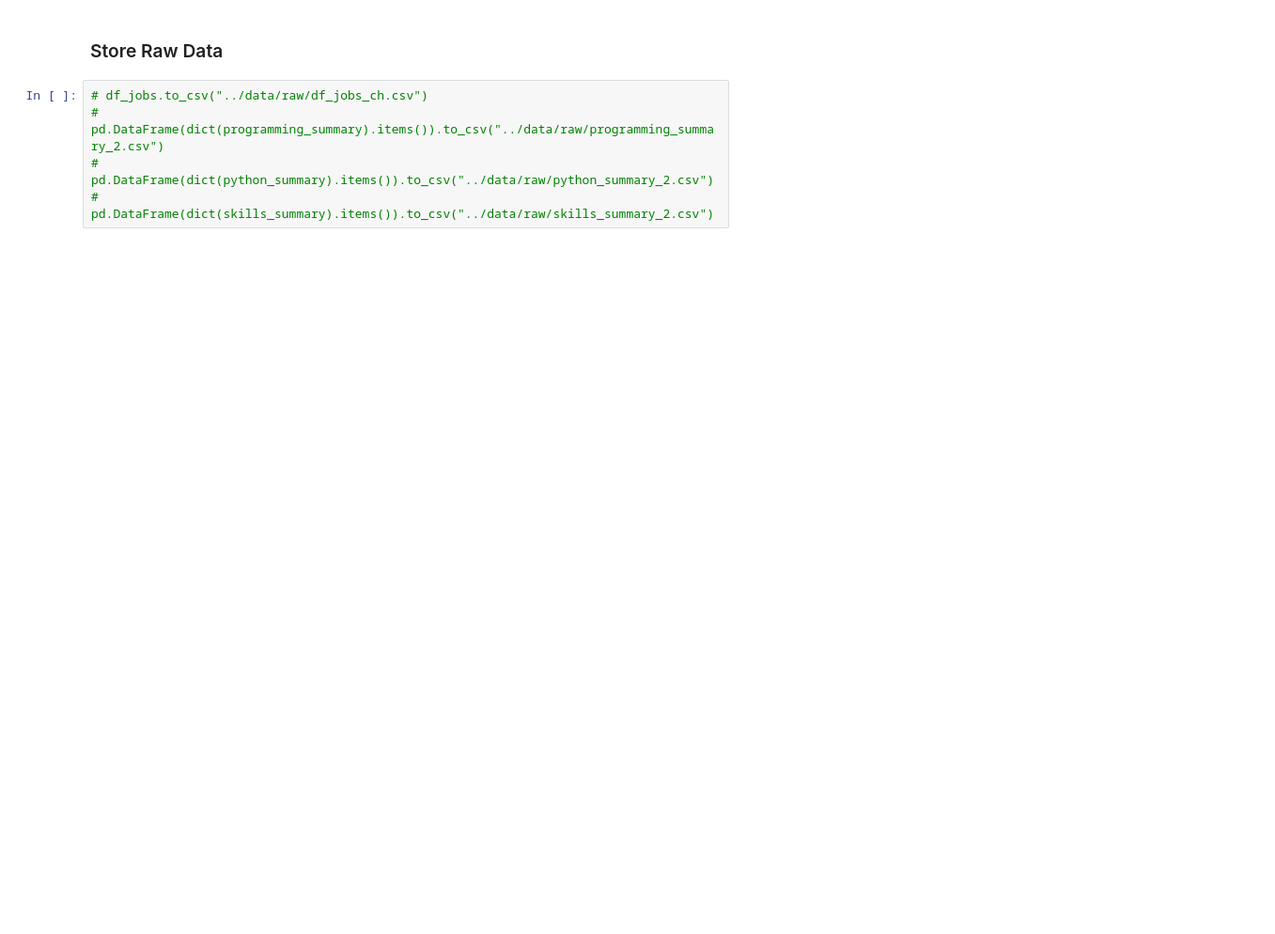
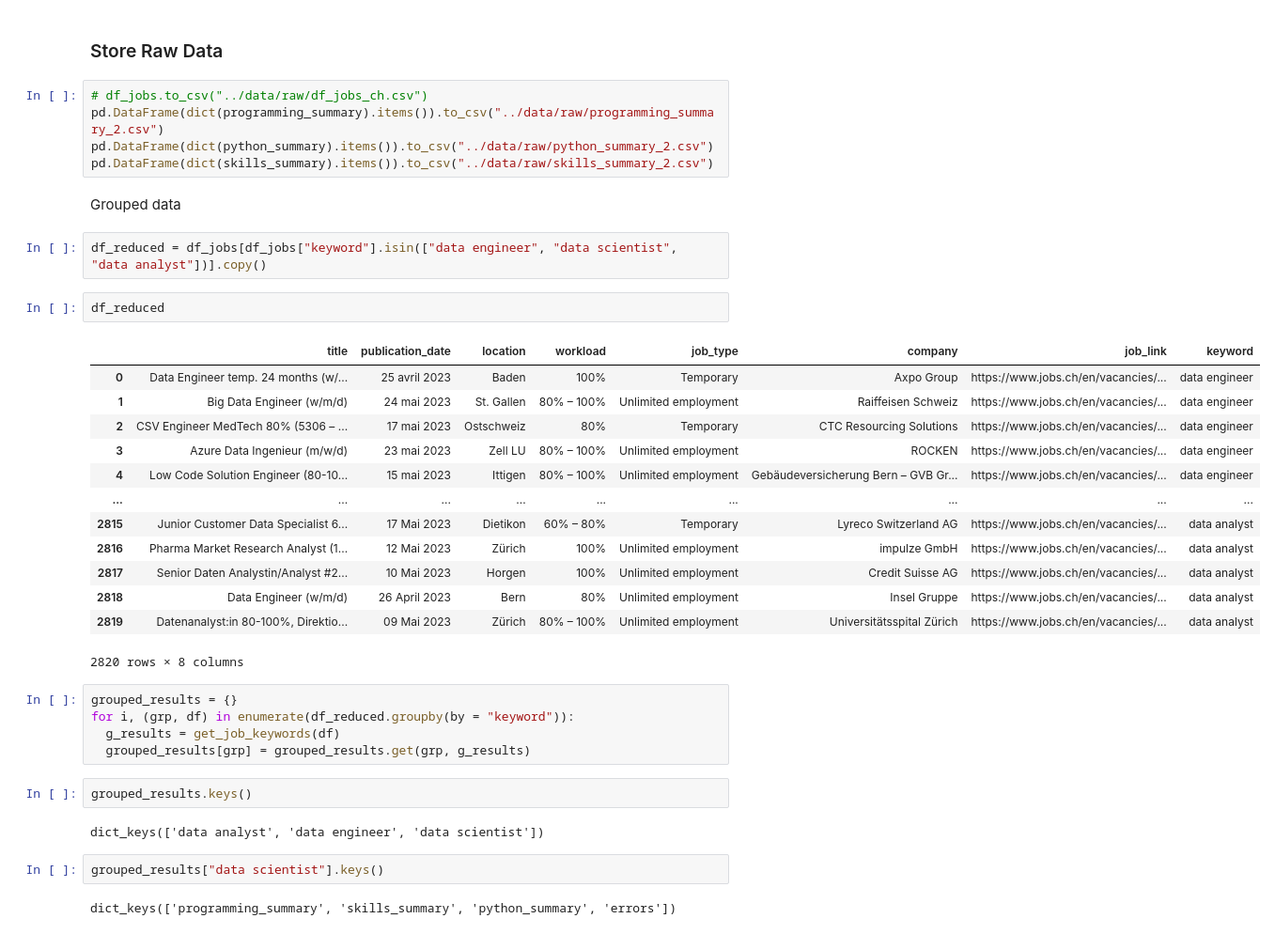
Before and after one commit to gordoaraujo/jobs_data_analysis, a Jupyter notebook: notebooks/ws_jobs_ch.ipynb, the cells around one changed output. Shown: that part at 94% size. Cells and saved outputs as stored; diff of their text form; blank space fills up the shorter version.

Commit message:
Adds data sets divided by groups and improves the web scraping

```diff
--- a/notebooks/ws_jobs_ch.ipynb
+++ b/notebooks/ws_jobs_ch.ipynb
@@ -55,6 +63,39 @@ print(skills_summary)
 ### Store Raw Data
 # %%
 # df_jobs.to_csv("../data/raw/df_jobs_ch.csv")
-# pd.DataFrame(dict(programming_summary).items()).to_csv("../data/raw/programming_summary_2.csv")
-# pd.DataFrame(dict(python_summary).items()).to_csv("../data/raw/python_summary_2.csv")
-# pd.DataFrame(dict(skills_summary).items()).to_csv("../data/raw/skills_summary_2.csv")
+pd.DataFrame(dict(programming_summary).items()).to_csv("../data/raw/programming_summary_2.csv")
+pd.DataFrame(dict(python_summary).items()).to_csv("../data/raw/python_summary_2.csv")
+pd.DataFrame(dict(skills_summary).items()).to_csv("../data/raw/skills_summary_2.csv")
+# %% [markdown]
+Grouped data
+# %%
+df_reduced = df_jobs[df_jobs["keyword"].isin(["data engineer", "data scientist", "data analyst"])].copy()
+# %%
+df_reduced
+# %% [output]
+|  | title | publication_date | location | workload | job_type | company | job_link | keyword |
+| 0 | Data Engineer temp. 24 months (w/... | 25 avril 2023 | Baden | 100% | Temporary | Axpo Group | https://www.jobs.ch/en/vacancies/... | data engineer |
+| 1 | Big Data Engineer (w/m/d) | 24 mai 2023 | St. Gallen | 80% – 100% | Unlimited employment | Raiffeisen Schweiz | https://www.jobs.ch/en/vacancies/... | data engineer |
+| 2 | CSV Engineer MedTech 80% (5306 – ... | 17 mai 2023 | Ostschweiz | 80% | Temporary | CTC Resourcing Solutions | https://www.jobs.ch/en/vacancies/... | data engineer |
+| 3 | Azure Data Ingenieur (m/w/d) | 23 mai 2023 | Zell LU | 80% – 100% | Unlimited employment | ROCKEN | https://www.jobs.ch/en/vacancies/... | data engineer |
+| 4 | Low Code Solution Engineer (80-10... | 15 mai 2023 | Ittigen | 80% – 100% | Unlimited employment | Gebäudeversicherung Bern – GVB Gr... | https://www.jobs.ch/en/vacancies/... | data engineer |
+| ... | ... | ... | ... | ... | ... | ... | ... | ... |
+| 2815 | Junior Customer Data Specialist 6... | 17 Mai 2023 | Dietikon | 60% – 80% | Temporary | Lyreco Switzerland AG | https://www.jobs.ch/en/vacancies/... | data analyst |
+| 2816 | Pharma Market Research Analyst (1... | 12 Mai 2023 | Zürich | 100% | Unlimited employment | impulze GmbH | https://www.jobs.ch/en/vacancies/... | data analyst |
+| 2817 | Senior Daten Analystin/Analyst #2... | 10 Mai 2023 | Horgen | 100% | Unlimited employment | Credit Suisse AG | https://www.jobs.ch/en/vacancies/... | data analyst |
+| 2818 | Data Engineer (w/m/d) | 26 April 2023 | Bern | 80% | Unlimited employment | Insel Gruppe | https://www.jobs.ch/en/vacancies/... | data analyst |
+| 2819 | Datenanalyst:in 80-100%, Direktio... | 09 Mai 2023 | Zürich | 80% – 100% | Unlimited employment | Universitätsspital Zürich | https://www.jobs.ch/en/vacancies/... | data analyst |
+2820 rows × 8 columns
+# %%
+grouped_results = {}
+for i, (grp, df) in enumerate(df_reduced.groupby(by = "keyword")):
+  g_results = get_job_keywords(df)
+  grouped_results[grp] = grouped_results.get(grp, g_results)
+# %%
+grouped_results.keys()
+# %% [output]
+dict_keys(['data analyst', 'data engineer', 'data scientist'])
+# %%
+grouped_results["data scientist"].keys()
+# %% [output]
+dict_keys(['programming_summary', 'skills_summary', 'python_summary', 'errors'])
```
Also changed, not shown: parts of 12 cells of this notebook, 6 other files.
